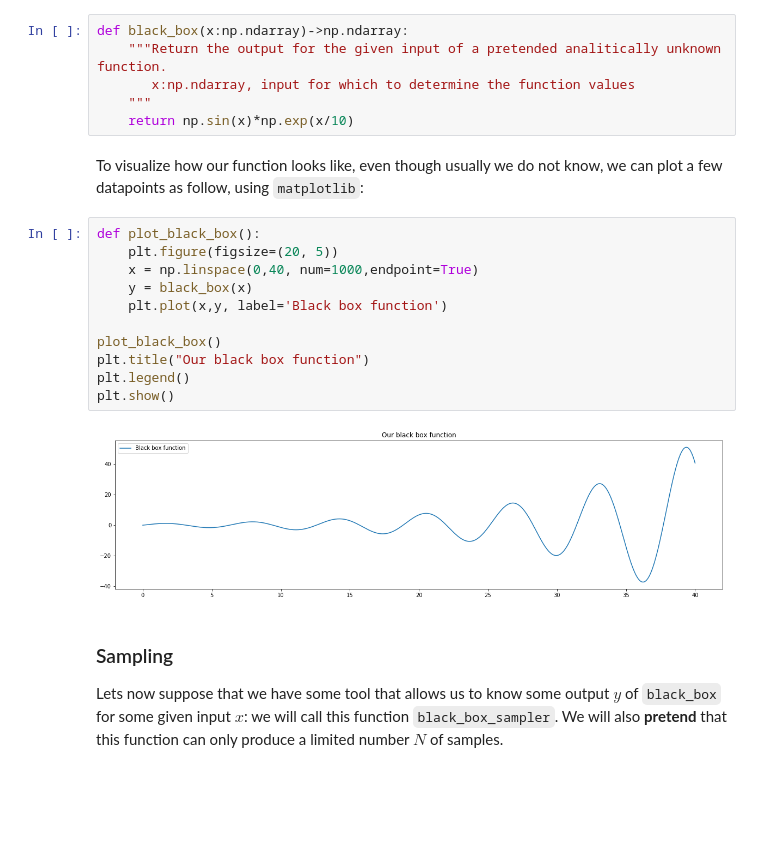
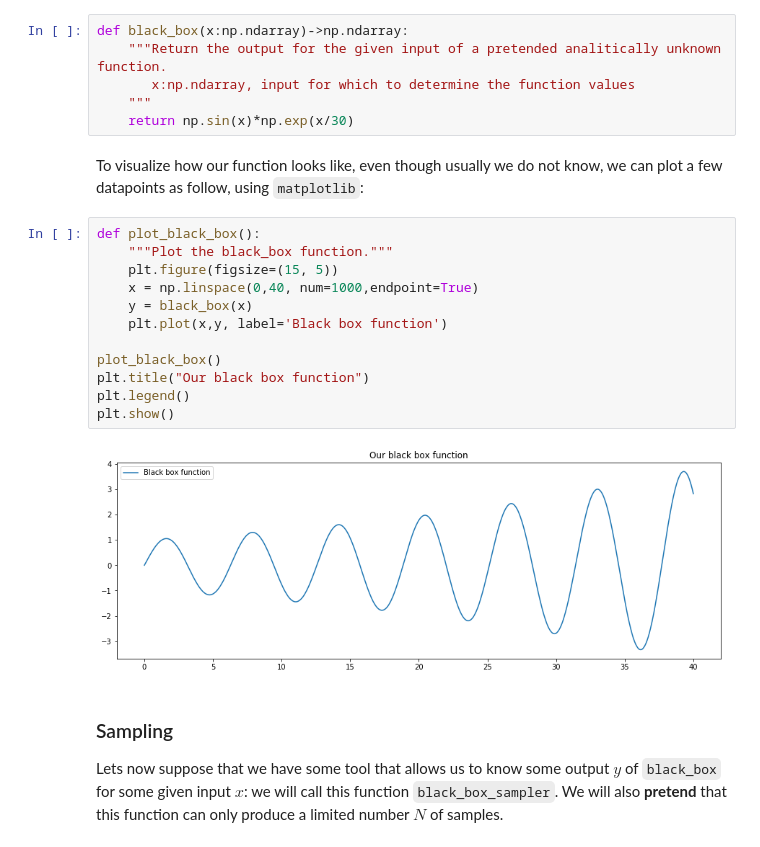
Before and after one commit to LucaCappelletti94/Master-in-Bioinformatics-and-Functional-genomics, a Jupyter notebook: 1 - 6:05:2019 - Lesson on MLP/Lesson on MLP.ipynb, the cells around one changed output. Cells and saved outputs as stored; diff of their text form; blank space fills up the shorter version.

```diff
--- a/1 - 6:05:2019 - Lesson on MLP/Lesson on MLP.ipynb
+++ b/1 - 6:05:2019 - Lesson on MLP/Lesson on MLP.ipynb
@@ -67,22 +89,23 @@ def black_box(x:np.ndarray)->np.ndarray:
     """Return the output for the given input of a pretended analitically unknown function.
        x:np.ndarray, input for which to determine the function values
     """
-    return np.sin(x)*np.exp(x/10)
+    return np.sin(x)*np.exp(x/30)
 # %% [markdown]
 To visualize how our function looks like, even though usually we do not know, we can plot a few datapoints as follow, using `matplotlib`:
 # %%
 def plot_black_box():
-    plt.figure(figsize=(20, 5))
+    """Plot the black_box function."""
+    plt.figure(figsize=(15, 5))
     x = np.linspace(0,40, num=1000,endpoint=True)
     y = black_box(x)
     plt.plot(x,y, label='Black box function')
 
 plot_black_box()
 plt.title("Our black box function")
 plt.legend()
 plt.show()
 # %% [output]
-[figure, old version]
+[figure, new version]
 # %% [markdown]
 ### Sampling
 Lets now suppose that we have some tool that allows us to know some output $y$ of `black_box` for some given input $x$: we will call this function `black_box_sampler`. We will also **pretend** that this function can only produce a limited number $N$ of samples.
```
Also changed, not shown: parts of 27 cells of this notebook.
